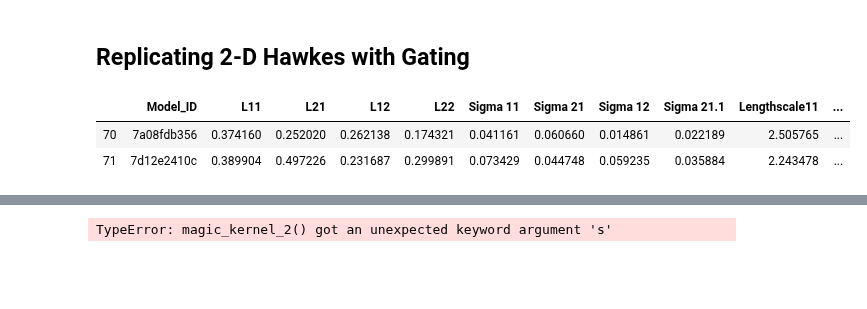
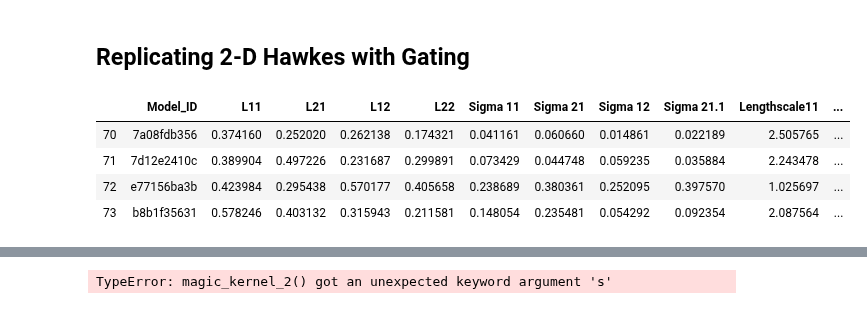
Before and after one commit to yamacisik/gated_kernel_tpp, a Jupyter notebook: kernel_fuctions_experiments.ipynb, the cells around one changed output, grey strips where cells are left out. Cells and saved outputs as stored; diff of their text form; code cells hidden in the pictures; blank space fills up the shorter version.

```diff
--- a/kernel_fuctions_experiments.ipynb
+++ b/kernel_fuctions_experiments.ipynb
@@ -684,11 +684,13 @@ def triggering_kernel(t,n_kernel = 0):
     return scores
 # %%
 params = pd.read_csv('learned_params_2.csv')
-params.tail(2)
+params.tail(4)
 # %% [output]
 |  | Model_ID | L11 | L21 | L12 | L22 | Sigma 11 | Sigma 21 | Sigma 12 | Sigma 21.1 | Lengthscale11 | ... |
 | 70 | 7a08fdb356 | 0.374160 | 0.252020 | 0.262138 | 0.174321 | 0.041161 | 0.060660 | 0.014861 | 0.022189 | 2.505765 | ... |
 | 71 | 7d12e2410c | 0.389904 | 0.497226 | 0.231687 | 0.299891 | 0.073429 | 0.044748 | 0.059235 | 0.035884 | 2.243478 | ... |
+| 72 | e77156ba3b | 0.423984 | 0.295438 | 0.570177 | 0.405658 | 0.238689 | 0.380361 | 0.252095 | 0.397570 | 1.025697 | ... |
+| 73 | b8b1f35631 | 0.578246 | 0.403132 | 0.315943 | 0.211581 | 0.148054 | 0.235481 | 0.054292 | 0.092354 | 2.087564 | ... |
 # %%
 
 
```
Also changed, not shown: parts of 1 cell of this notebook, 2 other files.
